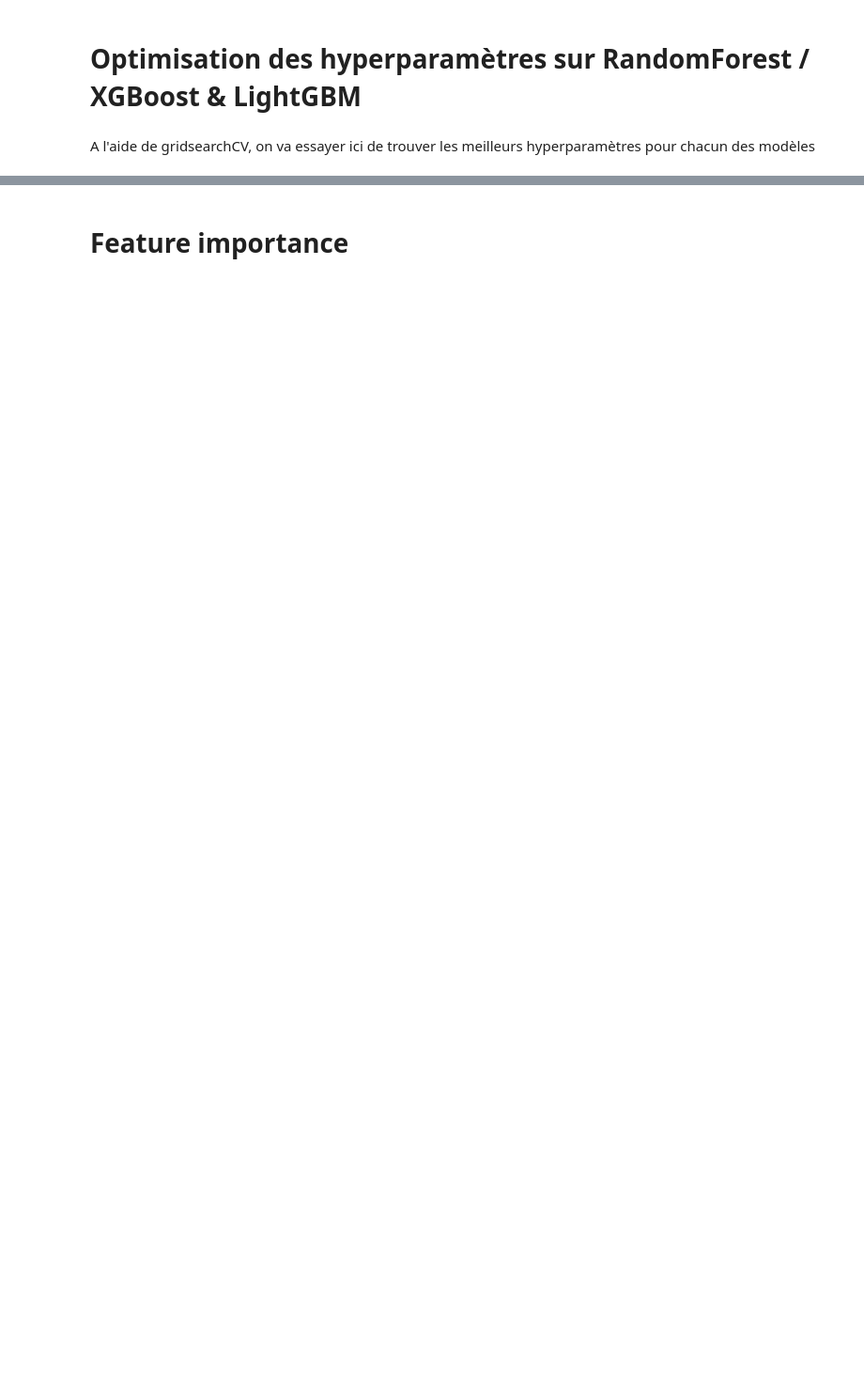
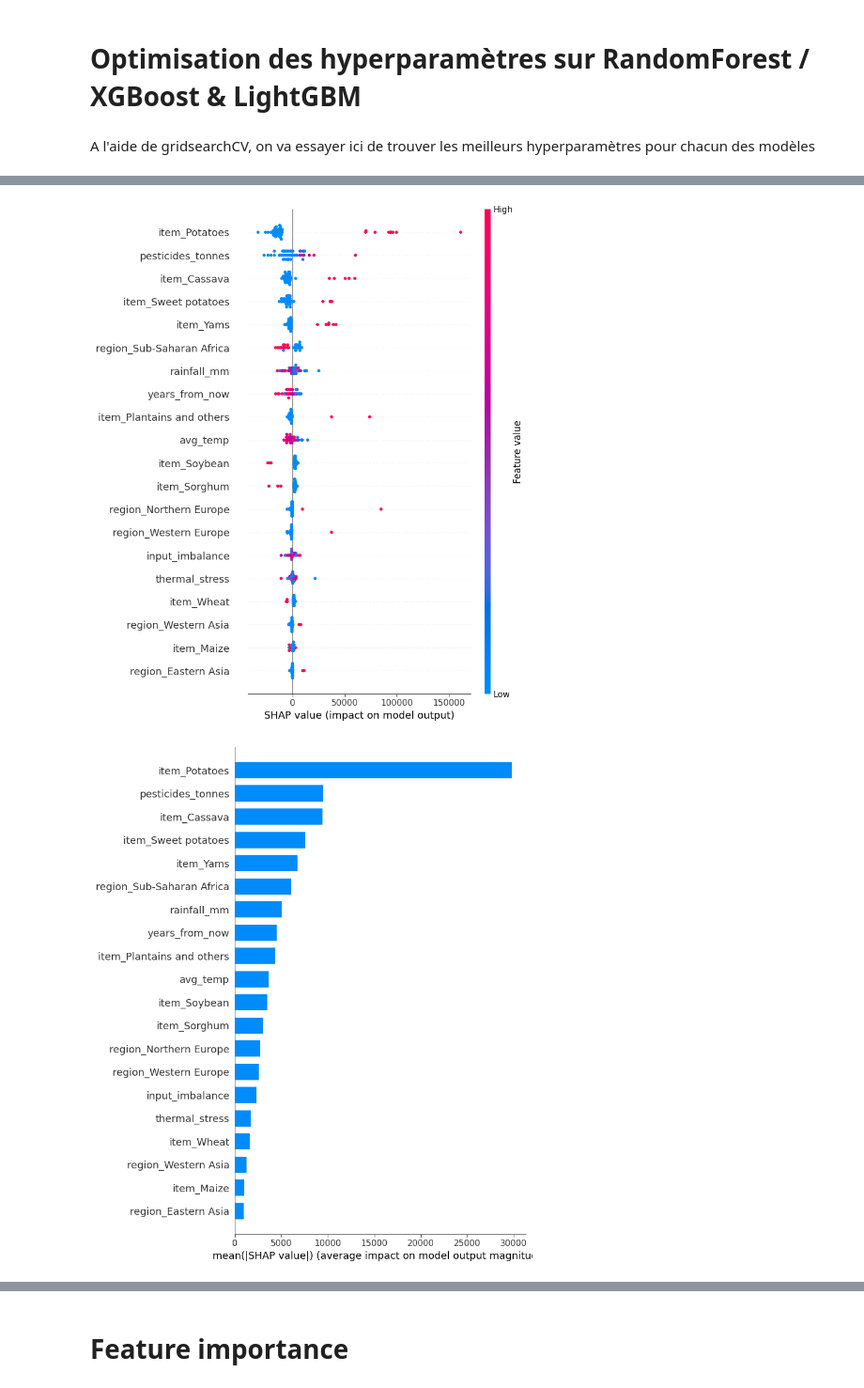
Before and after one commit to SCFlorian/Systeme_recommandation_agricole, a Jupyter notebook: notebooks/notebook_modelisation.ipynb, the cells around one changed output, grey strips where cells are left out. Shown at 94% size. Saved outputs shown, nothing was run; the diff lists cells and outputs as text; code cells hidden in the pictures; blank space fills up the shorter version.

```diff
--- a/notebooks/notebook_modelisation.ipynb
+++ b/notebooks/notebook_modelisation.ipynb
@@ -888,0 +860,34 @@ MlflowException: API request to endpoint /api/2.0/mlflow/experiments/get-by-name
+# %%
+ARTIFACT_DIR = "../model/shap_randomforest_sample"
+
+X_shap = joblib.load(os.path.join(ARTIFACT_DIR, "X_shap_sample.joblib"))
+shap_values = joblib.load(os.path.join(ARTIFACT_DIR, "shap_values_sample.joblib"))
+expected_value = joblib.load(os.path.join(ARTIFACT_DIR, "expected_value.joblib"))
+
+# Noms plus lisibles
+X_plot = X_shap.copy()
+X_plot.columns = [
+    col.replace("num__", "").replace("cat__", "")
+    for col in X_plot.columns
+]
+
+# 1. Importance globale
+shap.summary_plot(shap_values, X_plot)
+
+# 2. Importance bar
+shap.summary_plot(shap_values, X_plot, plot_type="bar")
+
+base_value = expected_value.item() if hasattr(expected_value, "item") else float(expected_value)
+# 3. Waterfall sur une observation
+idx = 36
+shap.plots.waterfall(
+    shap.Explanation(
+        values=shap_values[idx],
+        base_values=base_value,
+        data=X_plot.iloc[idx],
+        feature_names=X_plot.columns
+    )
+)
+# %% [output]
+[figure, added]
+[figure, added]
```
Also changed, not shown: parts of 25 cells of this notebook, 5 other files.
